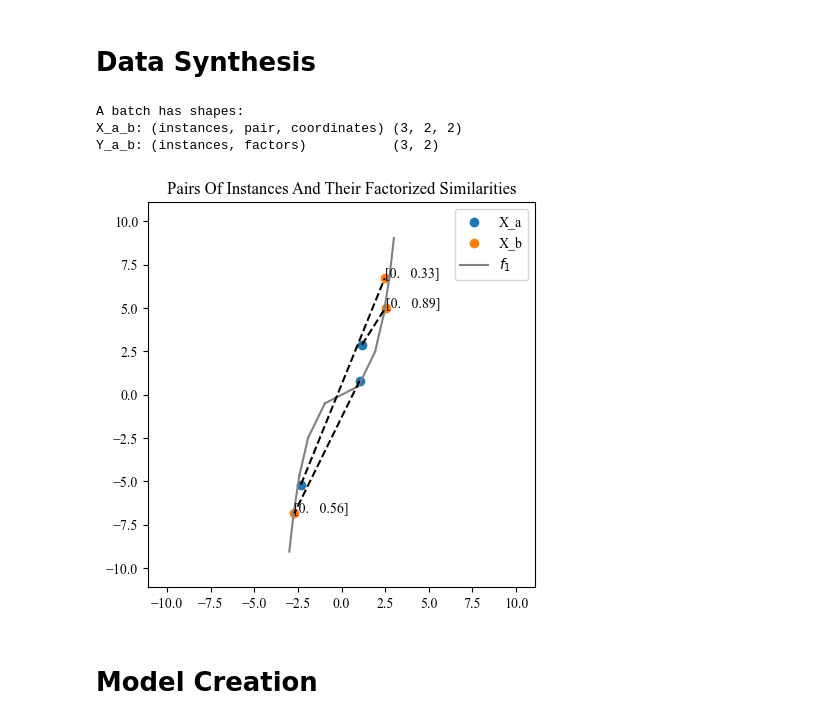
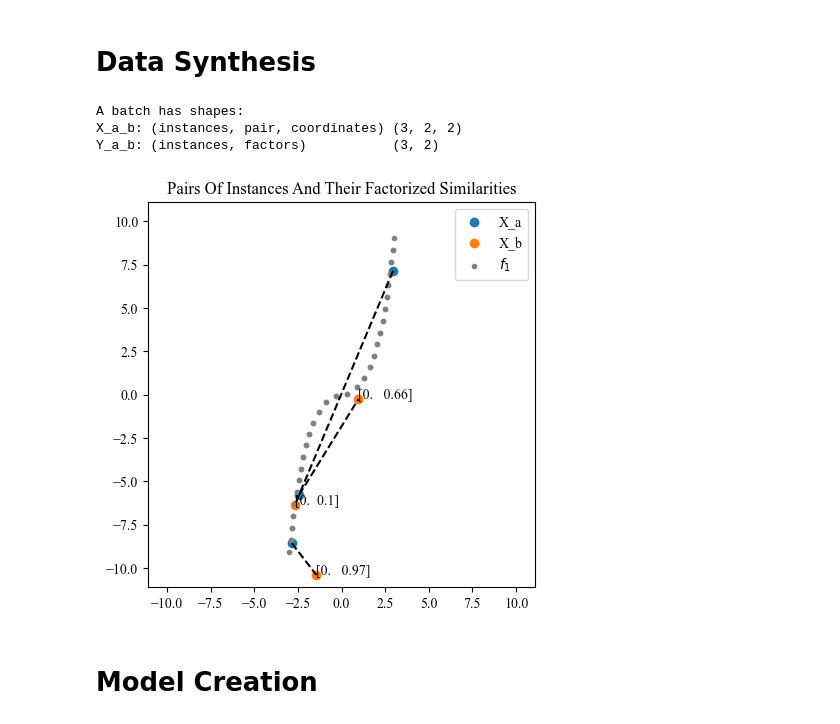
Before and after one commit to TimHenry1995/gyoza, a Jupyter notebook: src/gyoza/scripts/manifolds.ipynb, the cells around one changed output. Cells and saved outputs as stored; diff of their text form; code cells hidden in the pictures.

```diff
--- a/src/gyoza/scripts/manifolds.ipynb
+++ b/src/gyoza/scripts/manifolds.ipynb
@@ -34,19 +34,23 @@ importlib.reload(mdis)
 # Configuration
 # %%
 tf.keras.backend.set_floatx('float64') # If reconstruction precision is too low, increase the precision here
-np.random.seed(14)
-tf.random.set_seed(21)
-random.seed(380)
+def reset_random_number_generators():
+    np.random.seed(14)
+    tf.random.set_seed(21)
+    random.seed(380)
 # %% [markdown]
 # Data Synthesis
 # %%
 # Create manifolds
+
+# 0. Ensure reproducability
+reset_random_number_generators()
 
 # 1. Generate equally spaced points along a line of length S
 golden_ratio = (1 + 5 ** 0.5) / 2
 beta = np.log(golden_ratio)/(np.pi/2) # https://en.wikipedia.org/wiki/Golden_spiral see section on mathematics
 S = (1*np.sqrt(1+beta**2)/beta)*(np.exp(beta*2*np.pi)-1) # https://www.quora.com/What-is-the-arc-length-of-the-logarithmic-spiral-from-t0-to-t the arc length of the golden spiral for one full rotation
-s = np.linspace(-S/2,S/2,10, dtype=tf.keras.backend.floatx()) # These points are the steps along any manifold
+s = np.linspace(-S/2,S/2,30, dtype=tf.keras.backend.floatx()) # These points are the steps along any manifold
 
 # 2. Create mathematical functions that map step s along an arc to x and y coordinates
 f_1 = lambda s: (np.arcsinh(s), np.sign(np.arcsinh(s)) * np.cosh(np.arcsinh(s)) - np.sign(s))
@@ -59,54 +63,55 @@ def f_4(s):
 
     x = np.concatenate([half_1, half_2 - S/4]) + 1*S/8
     y = np.array([1*S/4]* len(half_1) + [3*S/4] * len(half_2)) - S/2
 
     return x, y
 
 f_5 = lambda s: ((S/(2*np.pi))* np.sin((s+S/2)*(2*np.pi)/S), (S/(2*np.pi))*np.cos((s+S/2)*(2*np.pi)/S))
 f_6 = lambda s: gum.logarithmic_spiral(xs=np.log((s+S/2)/(1*np.sqrt(1+beta**2)/beta)+1)/beta, alpha=1, beta=beta) # https://www.quora.com/What-is-the-arc-length-of-the-logarithmic-spiral-from-t0-to-t
 
+manifold_functions = {'f_1':f_1, 'f_2':f_2, 'f_3':f_3, 'f_4':f_4, 'f_5':f_5, 'f_6':f_6}
+
 # 3. Select a manifold
-f_name = 'f_1'
-exec(f'f_raw = {f_name}') # Function name is needed for plotting later on
+manifold_name = 'f_1'
+manifold_function_raw = manifold_functions[manifold_name]
 
 # 4. Add noise
-noise_strength = 0.5
+noise_strength = 1
 noise_function = lambda x, y: (x+ noise_strength * np.random.standard_normal(size=y.shape), y + noise_strength * np.random.standard_normal(size=y.shape))
-f = lambda x: noise_function(*f_raw(x))
+manifold_function = lambda x: noise_function(*manifold_function_raw(x))
 
 # 5. Generate data
 Y = np.concatenate([np.zeros([len(s),1]), s[:, np.newaxis]], axis=1) # Here the first dimension is zero because deviation from the manifold is not supervised. The second dimension is the step along the manifold
-x_1, x_2 = f(s) # Map onto manifold in 2D plane
+x_1, x_2 = manifold_function(s) # Map onto manifold in 2D plane
 X = np.concatenate([x_1[:,np.newaxis], x_2[:,np.newaxis]], axis=1)
 
 # 6. Choose a data iterator
 similarity_function = lambda y_a, y_b: np.concatenate([np.zeros([y_a.shape[0],1]), 1 - np.abs(y_a[:,1:2]-y_b[:,1:2])/S], axis=1)
 batch_size = 3
 iterator = mdis.volatile_factorized_pair_iterator(X=X, Y=Y, batch_size=batch_size, similarity_function=similarity_function)
 X_a_b, Y_a_b = next(iterator)
 print("A batch has shapes:")
 print("X_a_b: (instances, pair, coordinates)", X_a_b.shape)
 print("Y_a_b: (instances, factors)          ", Y_a_b.shape)
+
+# 7. Plot instances
+plt.figure(figsize=(5,5)); plt.title("Pairs Of Instances And Their Factorized Similarities")
+
+plt.scatter(X_a_b[:,0,0], X_a_b[:,0,1]) # Instances a
+plt.scatter(X_a_b[:,1,0], X_a_b[:,1,1]) # Instances b
+
+for i in range(len(s)-1): plt.scatter(*manifold_function_raw(s[i:i+2]), color='gray', marker='.')
+
+plt.legend(['X_a','X_b',rf'${manifold_name}$'])
+for i in range(X_a_b.shape[0]):
+    plt.plot([X_a_b[i,0,0], X_a_b[i,1,0]], [X_a_b[i,0,1], X_a_b[i,1,1]], '--', color='black')
+    plt.text(X_a_b[i,1,0], X_a_b[i,1,1], str(np.round(Y_a_b[i], 2)))
+plt.ylim(-S/1.8,S/1.8); plt.xlim(-S/1.8,S/1.8)
+plt.show()
 # %% [output]
 A batch has shapes:
 X_a_b: (instances, pair, coordinates) (3, 2, 2)
 Y_a_b: (instances, factors)           (3, 2)
+[figure, added]
-# %%
-# Plot instances
-plt.figure(figsize=(5,5)); plt.title("Pairs Of Instances And Their Factorized Similarities")
-
-plt.scatter(X_a_b[:,0,0], X_a_b[:,0,1]) # Instances a
-plt.scatter(X_a_b[:,1,0], X_a_b[:,1,1]) # Instances b
-
-for i in range(len(s)-1): plt.plot(*f_raw(s[i:i+2]), color='gray')
-
-plt.legend(['X_a','X_b',rf'${f_name}$'])
-for i in range(X_a_b.shape[0]):
-    plt.plot([X_a_b[i,0,0], X_a_b[i,1,0]], [X_a_b[i,0,1], X_a_b[i,1,1]], '--', color='black')
-    plt.text(X_a_b[i,1,0], X_a_b[i,1,1], str(np.round(Y_a_b[i], 2)))
-plt.ylim(-S/1.8,S/1.8); plt.xlim(-S/1.8,S/1.8)
-plt.show()
-# %% [output]
-[figure, removed]
 # %% [markdown]
 # Model Creation
```
Also changed, not shown: parts of 4 cells of this notebook, 9 other files.
